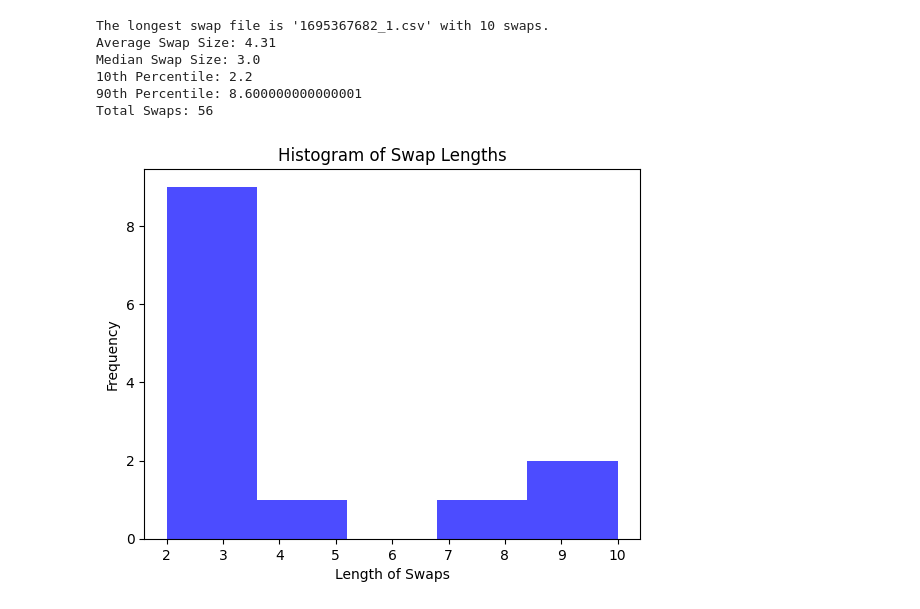
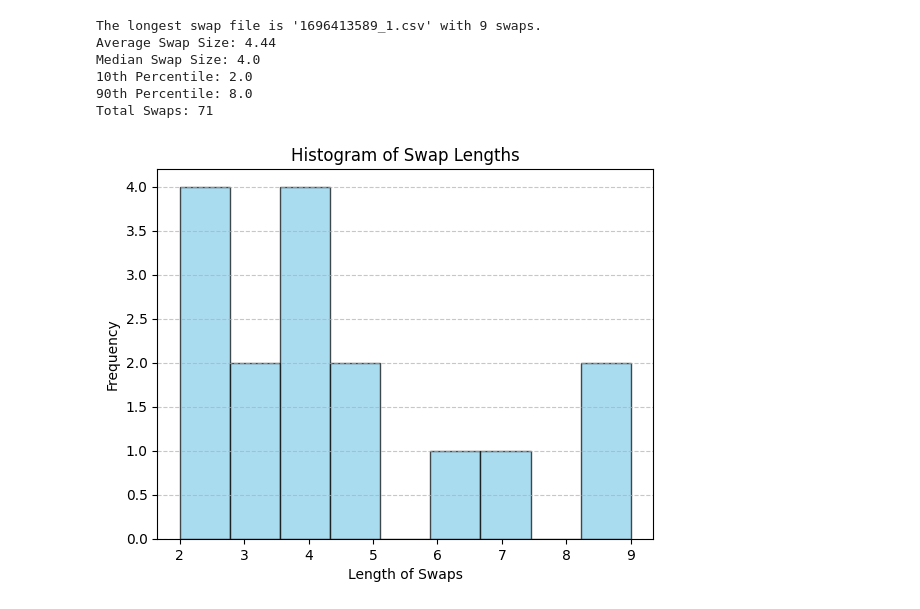
Before and after one commit to Connorrmcd6/doc-swap-backend, a Jupyter notebook: length_checker.ipynb, the cells around one changed output. Cells and saved outputs as stored; diff of their text form; code cells hidden in the pictures.

```diff
--- a/length_checker.ipynb
+++ b/length_checker.ipynb
@@ -27,41 +27,42 @@ def find_longest_csv(directory):
 directory_path = 'swaps'
 length, filename, csv_lengths = find_longest_csv(directory_path)
 
 if length > 0:
     print(f"The longest swap file is '{filename}' with {length} swaps.")
 else:
     print("No CSV files found in the directory.")
 
 # Calculate statistics
 if csv_lengths:
     average_length = np.mean(csv_lengths)
     median_length = np.median(csv_lengths)
     percentile_10 = np.percentile(csv_lengths, 10)
     percentile_90 = np.percentile(csv_lengths, 90)
     sum_length = np.sum(csv_lengths)
 
     print(f"Average Swap Size: {average_length:.2f}")
     print(f"Median Swap Size: {median_length}")
     print(f"10th Percentile: {percentile_10}")
     print(f"90th Percentile: {percentile_90}")
     print(f"Total Swaps: {sum_length}")
 
     # Plot a histogram of CSV file lengths
-    plt.hist(csv_lengths, bins='auto', color='blue', alpha=0.7)
+    plt.hist(csv_lengths, bins=9, color='skyblue', edgecolor='black', alpha=0.7, label='CSV Lengths')
     plt.title('Histogram of Swap Lengths')
     plt.xlabel('Length of Swaps')
     plt.ylabel('Frequency')
+    plt.grid(axis='y', linestyle='--', alpha=0.7)
     plt.show()
 else:
     print("No CSV files found to calculate statistics or plot the histogram.")
 # %% [output]
-The longest swap file is '1695367682_1.csv' with 10 swaps.
-Average Swap Size: 4.31
-Median Swap Size: 3.0
-10th Percentile: 2.2
-90th Percentile: 8.600000000000001
-Total Swaps: 56
+The longest swap file is '1696413589_1.csv' with 9 swaps.
+Average Swap Size: 4.44
+Median Swap Size: 4.0
+10th Percentile: 2.0
+90th Percentile: 8.0
+Total Swaps: 71
-[figure, old version]
+[figure, new version]
 # %%
 def append_csvs_and_count(directory_path, output_csv_path):
     # Initialize a flag to track if the header has been written
```
Also changed, not shown: parts of 3 cells of this notebook, 5 other files.
